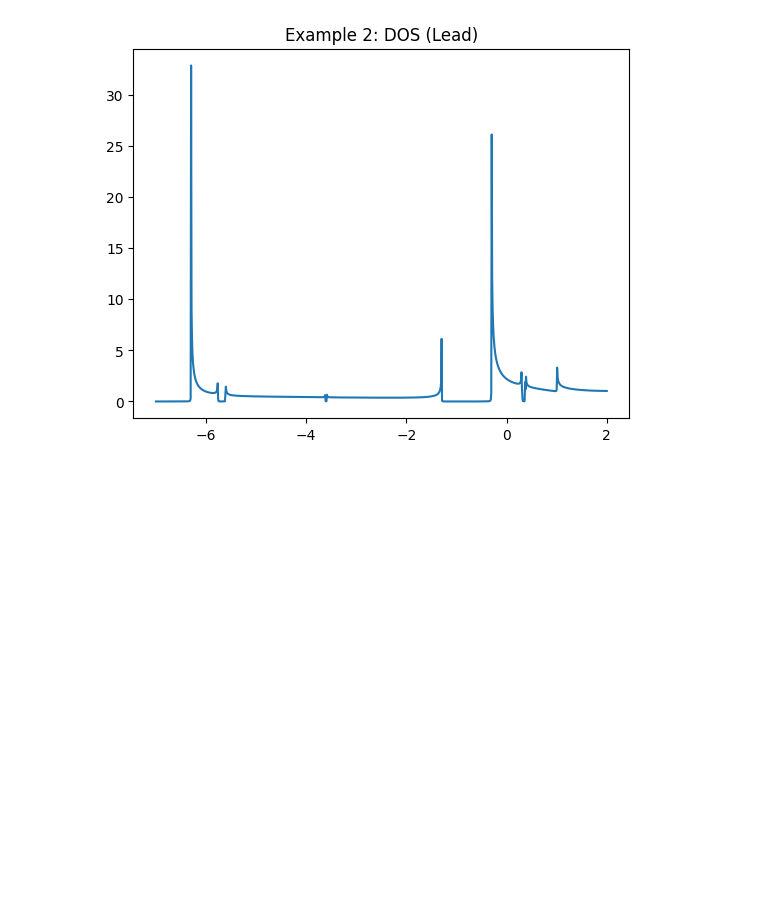
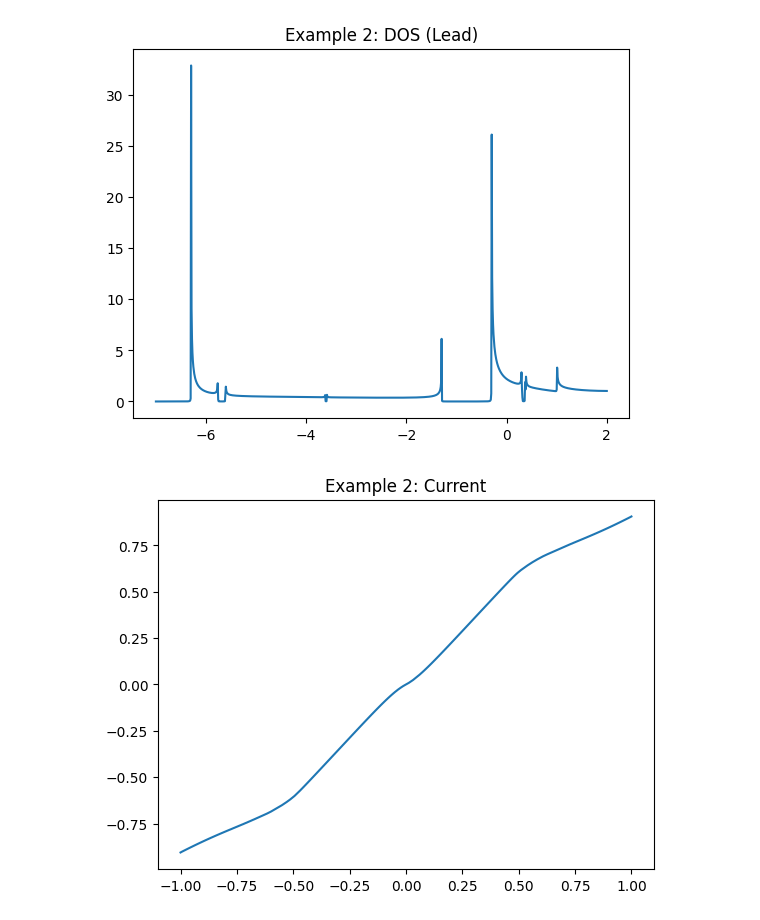
Before and after one commit to aj0337/PAOFLOW-QTpy, a Jupyter notebook: examples/analysis.ipynb, the cells around one changed output. Saved outputs shown, nothing was run; the diff lists cells and outputs as text; code cells hidden in the pictures; blank space fills up the shorter version.

Commit message:
Add scripts and code to compute current

```diff
--- a/examples/analysis.ipynb
+++ b/examples/analysis.ipynb
@@ -45,3 +45,10 @@ plt.show()
 [figure]
 [figure]
 [figure]
+# %%
+current = np.loadtxt("example2/output/current.dat")
+plt.plot(current[:, 0], current[:, 1], label="eg 2")
+plt.title("Example 2: Current")
+plt.show()
+# %% [output]
+[figure, added]
```
Also changed, not shown: 10 other files.
